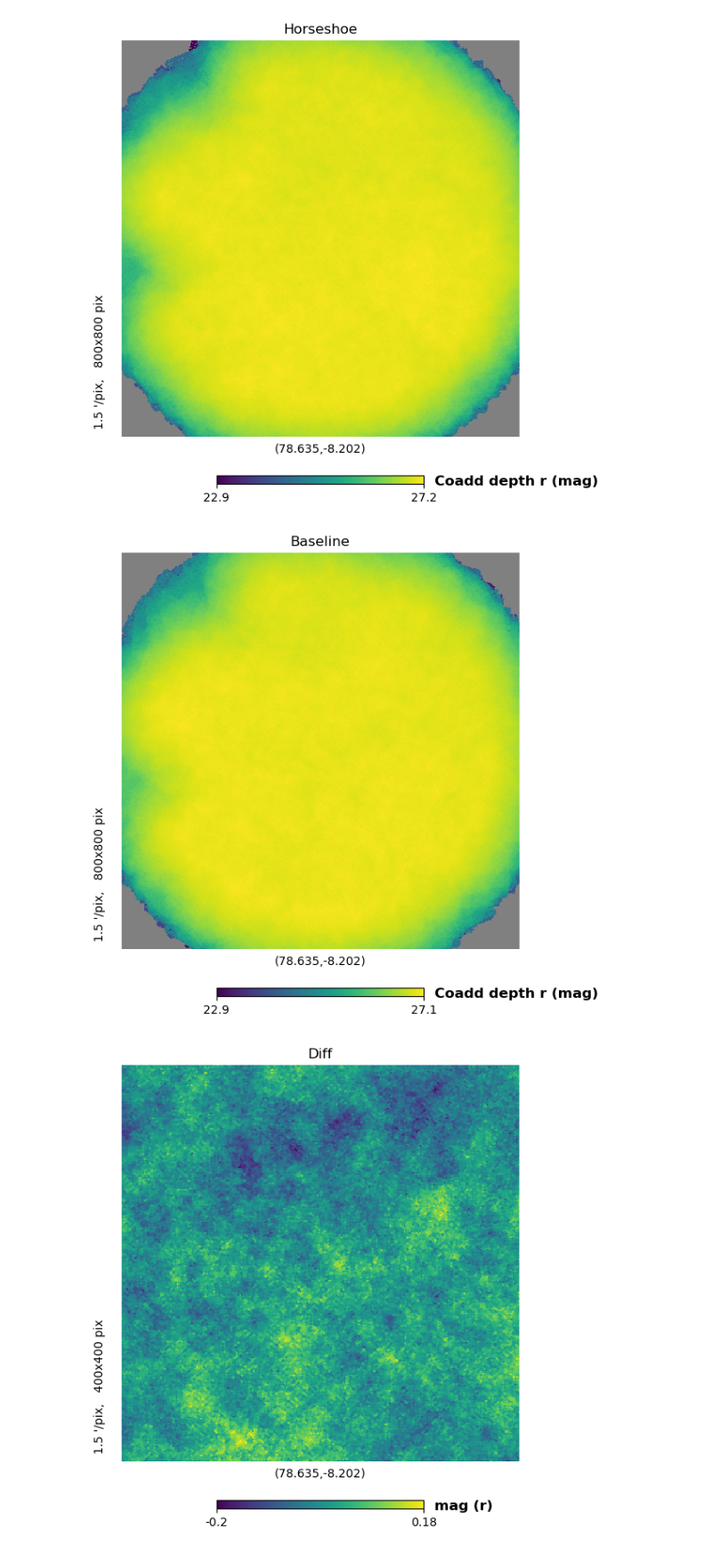
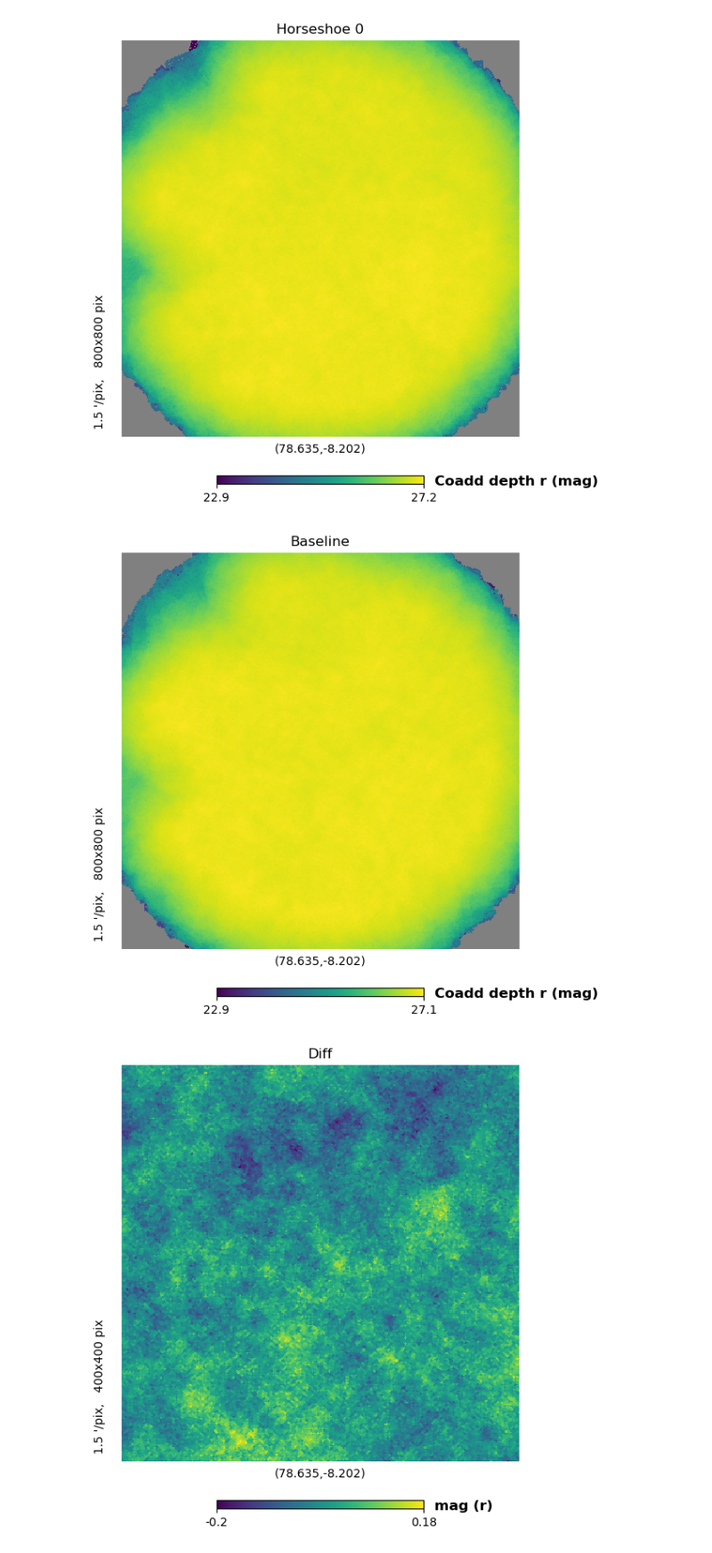
Before and after one commit to lsst-sims/sims_featureScheduler_runs5.3, a Jupyter notebook: technical/horseshoe/comp_near_bright.ipynb, the cells around one changed output. Shown at 89% size. Drawn from its saved outputs; the diff is of its cells as text; code cells hidden in the pictures.

Commit message:
horseshoe notebook

```diff
--- a/technical/horseshoe/comp_near_bright.ipynb
+++ b/technical/horseshoe/comp_near_bright.ipynb
@@ -58,15 +58,21 @@ class HighResSpotElement(splat.BaseReportElement):
 
         return hp_arrays, infos, None
 # %%
-horse = HighResSpotElement("horseshoe_v5.3.7_10yrs.db")
-h_hp_a, h_infos, _temp = horse(ra=ra, dec=dec)
+horse = HighResSpotElement("horseshoe_radius_0_v5.3.7_10yrs.db")
+h0_hp_a, h_infos, _temp = horse(ra=ra, dec=dec)
+
+horse = HighResSpotElement("horseshoe_radius_1_v5.3.7_10yrs.db")
+h1_hp_a, h_infos, _temp = horse(ra=ra, dec=dec)
+
+horse = HighResSpotElement("horseshoe_radius_2_v5.3.7_10yrs.db")
+h2_hp_a, h_infos, _temp = horse(ra=ra, dec=dec)
 # %%
 base = HighResSpotElement("baseline_v5.3.7_10yrs.db")
 b_hp_arrays, b_infos, b_summaries = base(ra=ra, dec=dec)
 # %%
-hp.gnomview(h_hp_a[0], rot=(ra,dec), title="Horseshoe", xsize=800, unit="Coadd depth r (mag)")
+hp.gnomview(h0_hp_a[0], rot=(ra,dec), title="Horseshoe 0", xsize=800, unit="Coadd depth r (mag)")
 hp.gnomview(b_hp_arrays[0], rot=(ra,dec), title="Baseline", xsize=800, unit="Coadd depth r (mag)")
 # %% [output]
-[figure, old version]
+[figure, new version]
 [figure]
 # %%
```
Also changed, not shown: parts of 10 cells of this notebook.
